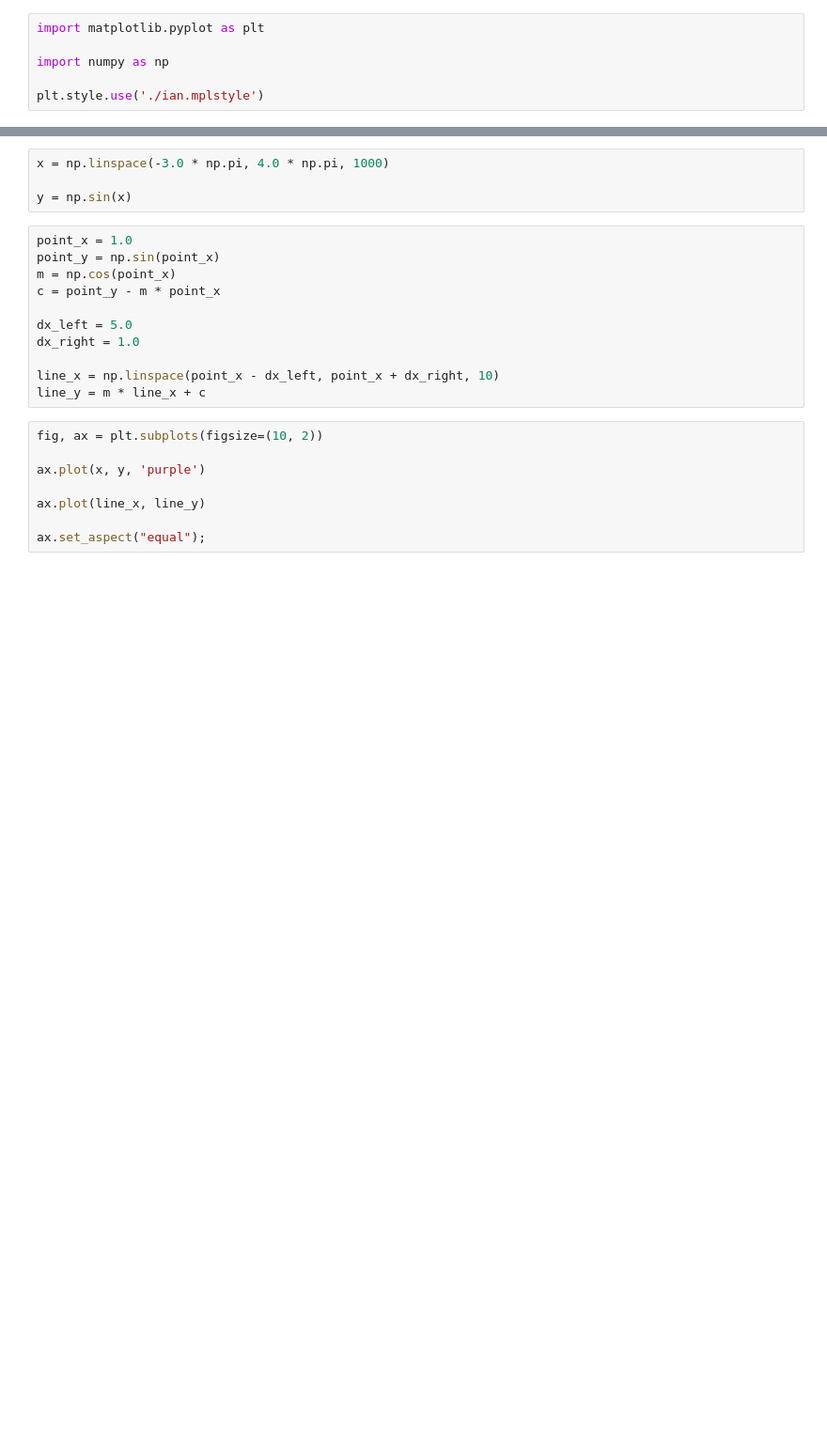
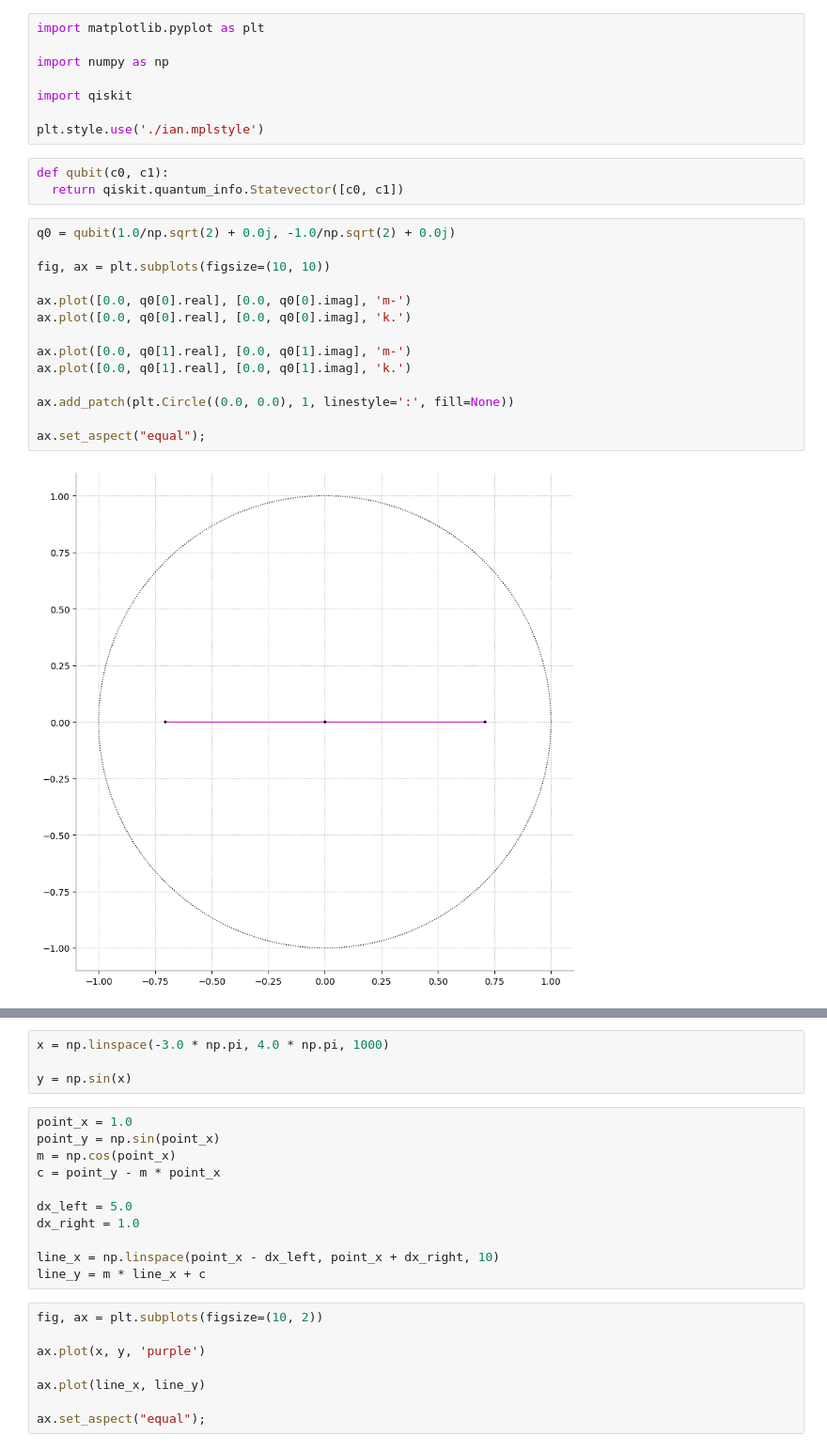
Before and after one commit to ianmcloughlin/notebooks, a Jupyter notebook: dsindx.ipynb, the cells around one changed output, grey strips where cells are left out. Shown at 94% size. Saved outputs shown, nothing was run; the diff lists cells and outputs as text; blank space fills up the shorter version.

```diff
--- a/dsindx.ipynb
+++ b/dsindx.ipynb
@@ -3,4 +3,25 @@ import matplotlib.pyplot as plt
 
 import numpy as np
 
+import qiskit
+
 plt.style.use('./ian.mplstyle')
+# %%
+def qubit(c0, c1):
+  return qiskit.quantum_info.Statevector([c0, c1])
+# %%
+q0 = qubit(1.0/np.sqrt(2) + 0.0j, -1.0/np.sqrt(2) + 0.0j)
+
+fig, ax = plt.subplots(figsize=(10, 10))
+
+ax.plot([0.0, q0[0].real], [0.0, q0[0].imag], 'm-')
+ax.plot([0.0, q0[0].real], [0.0, q0[0].imag], 'k.')
+
+ax.plot([0.0, q0[1].real], [0.0, q0[1].imag], 'm-')
+ax.plot([0.0, q0[1].real], [0.0, q0[1].imag], 'k.')
+
+ax.add_patch(plt.Circle((0.0, 0.0), 1, linestyle=':', fill=None))
+
+ax.set_aspect("equal");
+# %% [output]
+[figure, added]
```
Also changed, not shown: parts of 1 cell of this notebook.
